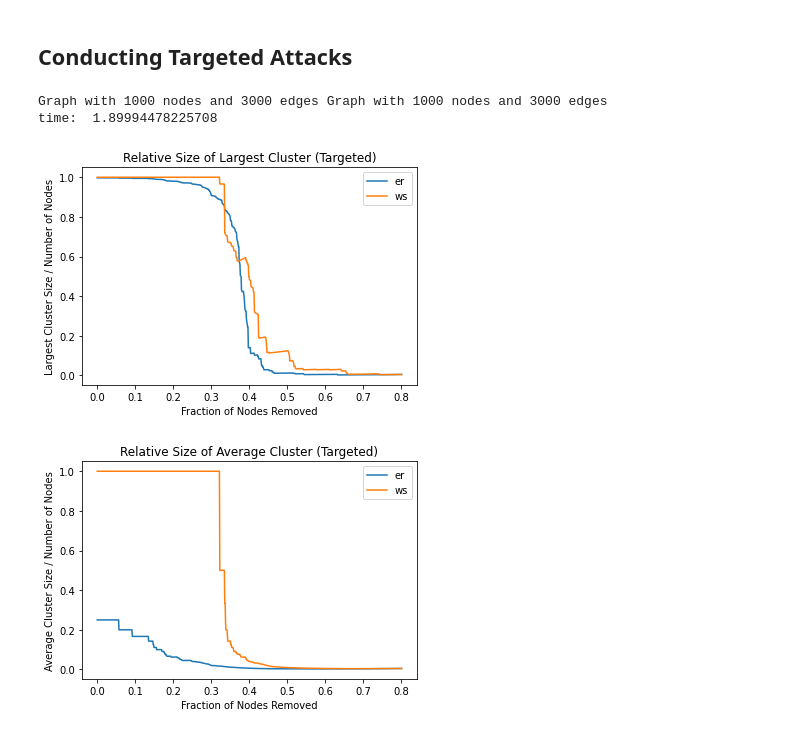
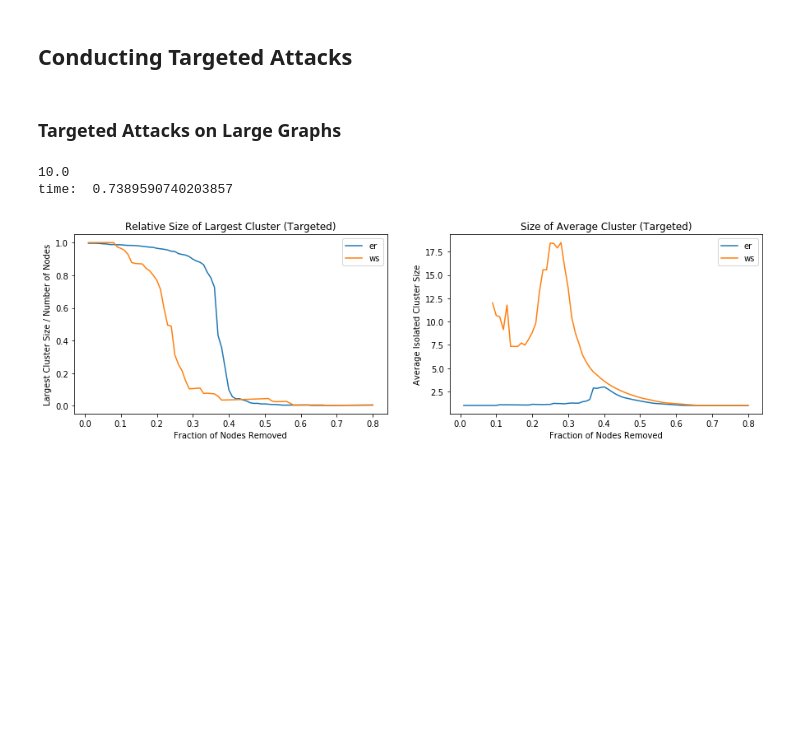
Before and after one commit to davidt315/complex_graph_robustness, a Jupyter notebook: code/Analyzing Robustness in Complex Networks.ipynb, the cells around one changed output. Cells and saved outputs as stored; diff of their text form; code cells hidden in the pictures; blank space fills up the shorter version.

```diff
--- a/code/Analyzing Robustness in Complex Networks.ipynb
+++ b/code/Analyzing Robustness in Complex Networks.ipynb
@@ -260,57 +259,19 @@ def target_node_attack(G):
-# %%
-import time
-max_frac = 0.8
-frac = 0
-fr = []
-er_max = []
-er_avg = []
-ws_max = []
-ws_avg = []
-
-
-ER = nx.gnm_random_graph(n, m)
-WS = nx.watts_strogatz_graph(n, k, p_WS)
-print(ER, WS)
-
-t0 = time.time()
-while frac <= max_frac:
-    #remove nodes
-    target_node_attack(ER)
-    target_node_attack(WS)
-
-    #calculate cluster properties
-    erl, era = clusters(ER)
-    wsl, wsa = clusters(WS)
-
-
-    #add cluster properties
-    frac = (n-len(ER.nodes())) / n
-    fr.append(frac)
-    er_max.append(erl)
-    er_avg.append(era)
-    ws_max.append(wsl)
-    ws_avg.append(wsa)
-print("time: ", time.time() - t0)
-# %% [output]
-Graph with 1000 nodes and 3000 edges Graph with 1000 nodes and 3000 edges
-time:  1.89994478225708
-# %%
-plt.plot(fr, er_max)
-plt.plot(fr, ws_max)
-plt.legend(['er', 'ws'])
-plt.xlabel("Fraction of Nodes Removed")
-plt.ylabel("Largest Cluster Size / Number of Nodes")
-plt.title("Relative Size of Largest Cluster (Targeted)")
-plt.show()
-
-plt.figure()
-plt.plot(fr, er_avg)
-plt.plot(fr, ws_avg)
-plt.legend(['er', 'ws'])
-plt.xlabel("Fraction of Nodes Removed")
-plt.ylabel("Average Cluster Size / Number of Nodes")
-plt.title("Relative Size of Average Cluster (Targeted)")
-plt.show()
-# %% [output]
-[figure, removed]
-[figure, removed]
+# %% [markdown]
+### Targeted Attacks on Large Graphs
+# %%
+#ER paramters
+n = 1000
+m = 3000
+
+#WS parameters
+k = 4
+p_WS = 0.05
+
+ER = nx.gnm_random_graph(n, m)
+WS = nx.watts_strogatz_graph(n, k, p_WS)
+
+run_targeted(WS, ER, step=.01)
+# %% [output]
+10.0
+time:  0.7389590740203857
+[figure, added]
```
Also changed, not shown: parts of 23 cells of this notebook, 1 other file.
